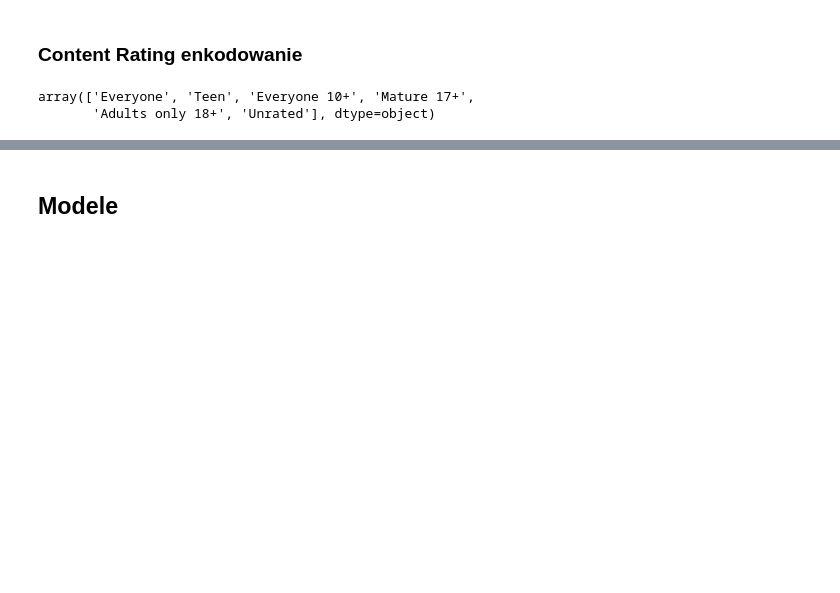
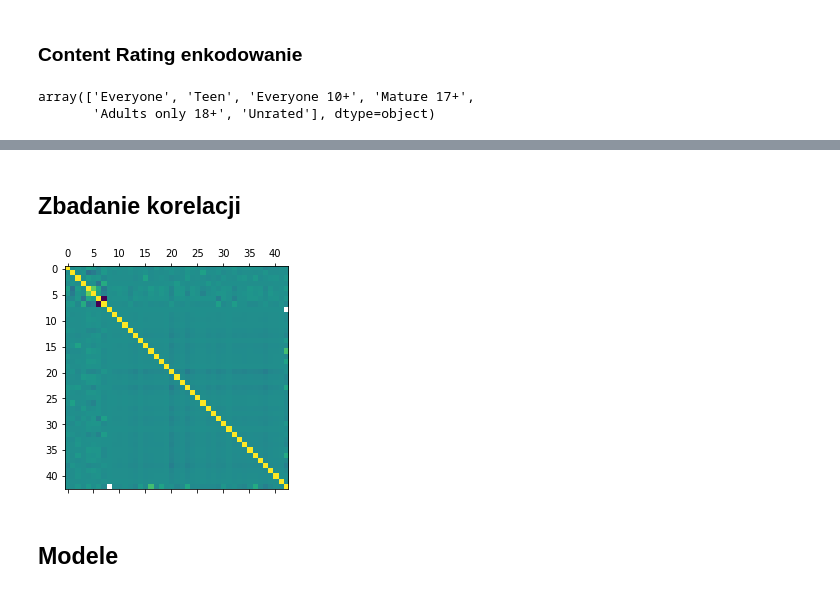
Before and after one commit to ispmor/med-google-play-store-analysis, a Jupyter notebook: Google Play Store Analysis.ipynb, the cells around one changed output, grey strips where cells are left out. Saved outputs shown, nothing was run; the diff lists cells and outputs as text; code cells hidden in the pictures; blank space fills up the shorter version.

```diff
--- a/Google Play Store Analysis.ipynb
+++ b/Google Play Store Analysis.ipynb
@@ -553,3 +659,10 @@ playstore_df.head()
+# %% [markdown]
+## Zbadanie korelacji
+# %%
+plt.matshow(playstore_df.corr())
+plt.show()
+# %% [output]
+[figure, added]
 # %% [markdown]
 ##  Modele
 # %% [markdown]
```
Also changed, not shown: parts of 25 cells of this notebook.
